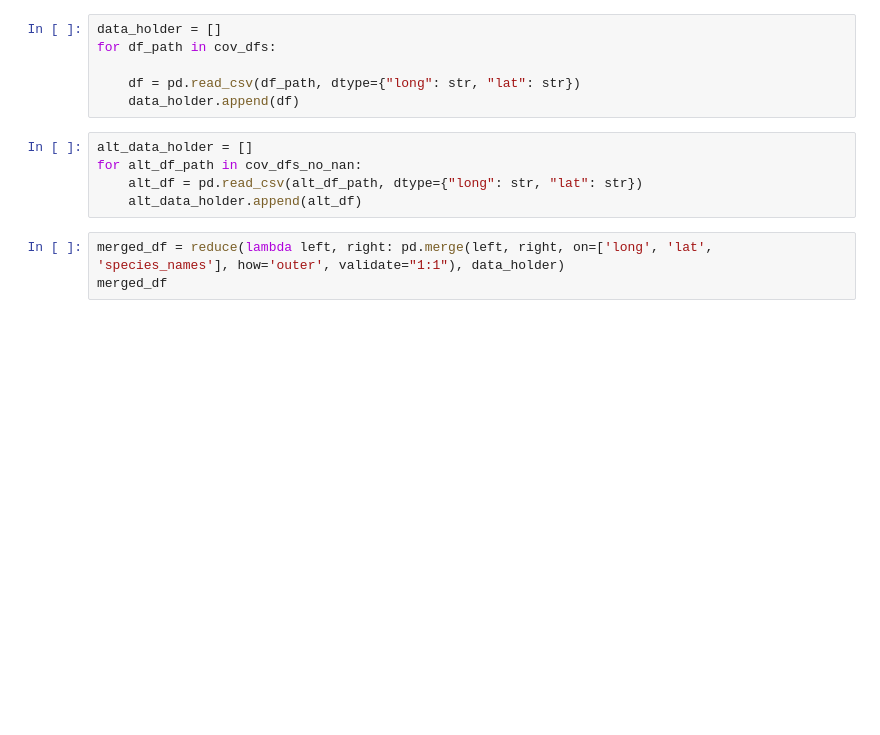
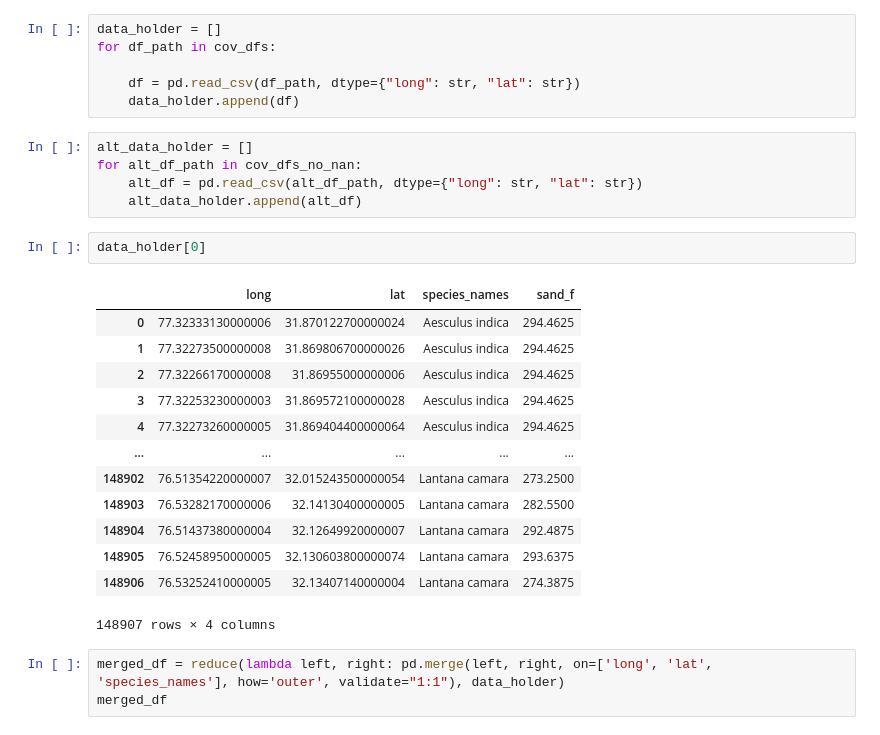
Before and after one commit to ewannthomas/species-distribution-satellite, a Jupyter notebook: src/make_covariates.ipynb, the cells around one changed output. Drawn from its saved outputs; the diff is of its cells as text; blank space fills up the shorter version.

```diff
--- a/src/make_covariates.ipynb
+++ b/src/make_covariates.ipynb
@@ -44,6 +44,22 @@ alt_data_holder = []
 for alt_df_path in cov_dfs_no_nan:
     alt_df = pd.read_csv(alt_df_path, dtype={"long": str, "lat": str})
     alt_data_holder.append(alt_df)
+# %%
+data_holder[0]
+# %% [output]
+|  | long | lat | species_names | sand_f |
+| 0 | 77.32333130000006 | 31.870122700000024 | Aesculus indica | 294.4625 |
+| 1 | 77.32273500000008 | 31.869806700000026 | Aesculus indica | 294.4625 |
+| 2 | 77.32266170000008 | 31.86955000000006 | Aesculus indica | 294.4625 |
+| 3 | 77.32253230000003 | 31.869572100000028 | Aesculus indica | 294.4625 |
+| 4 | 77.32273260000005 | 31.869404400000064 | Aesculus indica | 294.4625 |
+| ... | ... | ... | ... | ... |
+| 148902 | 76.51354220000007 | 32.015243500000054 | Lantana camara | 273.2500 |
+| 148903 | 76.53282170000006 | 32.14130400000005 | Lantana camara | 282.5500 |
+| 148904 | 76.51437380000004 | 32.12649920000007 | Lantana camara | 292.4875 |
+| 148905 | 76.52458950000005 | 32.130603800000074 | Lantana camara | 293.6375 |
+| 148906 | 76.53252410000005 | 32.13407140000004 | Lantana camara | 274.3875 |
+148907 rows × 4 columns
 # %%
 merged_df = reduce(lambda left, right: pd.merge(left, right, on=['long', 'lat', 'species_names'], how='outer', validate="1:1"), data_holder)
 merged_df
```
Also changed, not shown: 17 other files.
